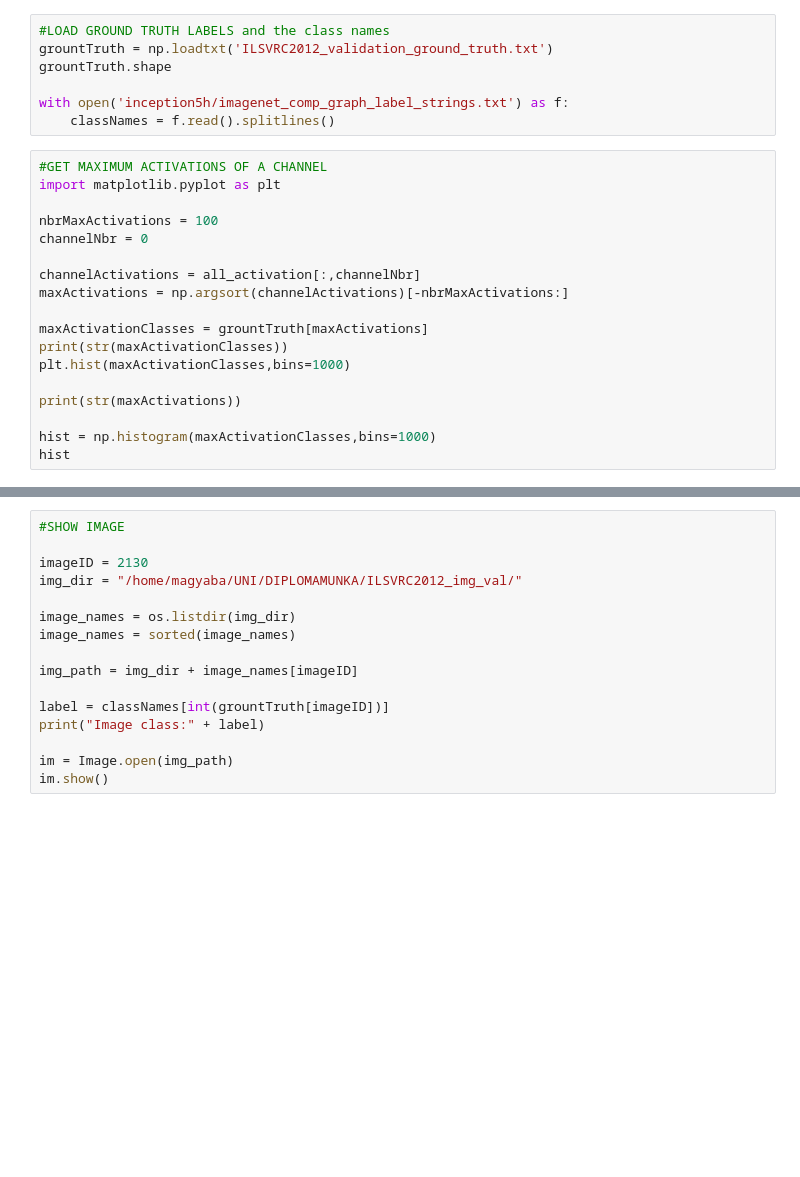
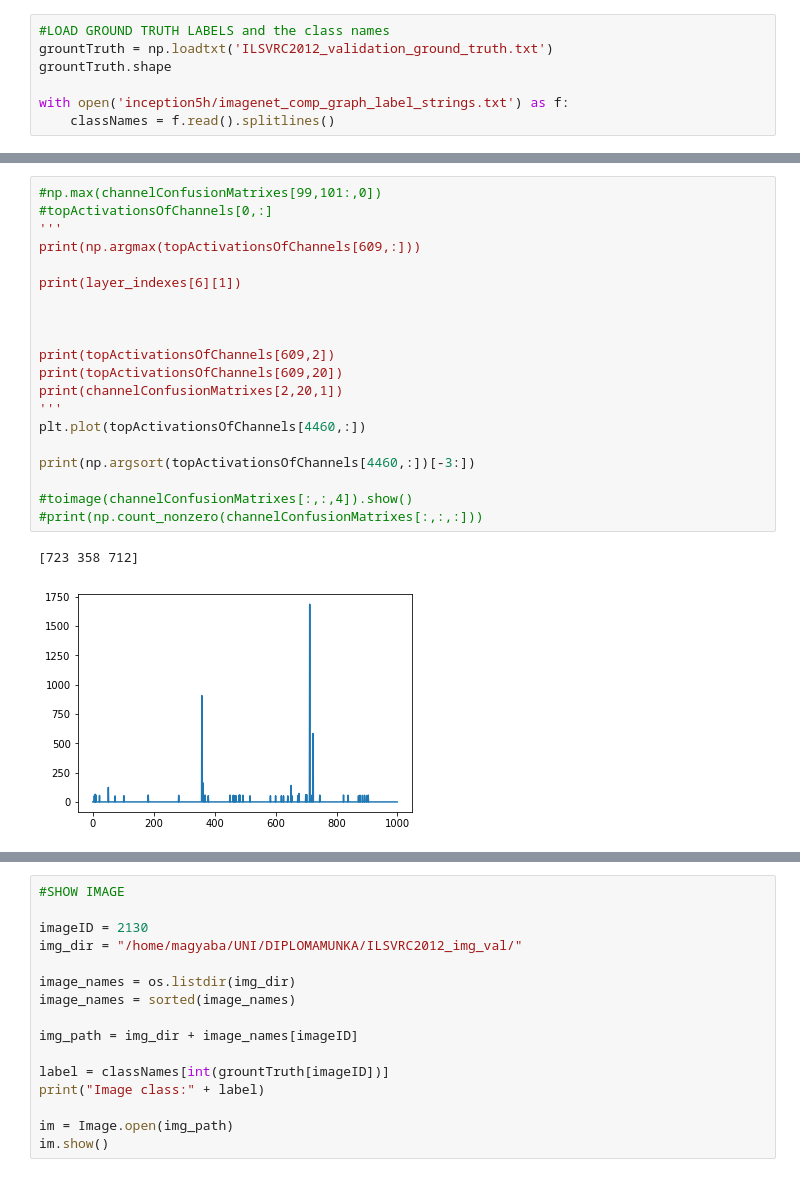
Before and after one commit to micsodaki/NeuralNet-Hierarchy, a Jupyter notebook: ChannelActivation.ipynb, the cells around one changed output, grey strips where cells are left out. Saved outputs shown, nothing was run; the diff lists cells and outputs as text; blank space fills up the shorter version.

Commit message:
Confusion matrix creation

```diff
--- a/ChannelActivation.ipynb
+++ b/ChannelActivation.ipynb
@@ -280,21 +290,3 @@ grountTruth.shape
 
 with open('inception5h/imagenet_comp_graph_label_strings.txt') as f:
     classNames = f.read().splitlines()
-# %%
-#GET MAXIMUM ACTIVATIONS OF A CHANNEL
-import matplotlib.pyplot as plt
-
-nbrMaxActivations = 100
-channelNbr = 0
-
-channelActivations = all_activation[:,channelNbr]
-maxActivations = np.argsort(channelActivations)[-nbrMaxActivations:]
-
-maxActivationClasses = grountTruth[maxActivations]
-print(str(maxActivationClasses))
-plt.hist(maxActivationClasses,bins=1000)
-
-print(str(maxActivations))
-
-hist = np.histogram(maxActivationClasses,bins=1000)
-hist
@@ -333,0 +347,23 @@ hist
+# %%
+#np.max(channelConfusionMatrixes[99,101:,0])
+#topActivationsOfChannels[0,:]
+'''
+print(np.argmax(topActivationsOfChannels[609,:]))
+
+print(layer_indexes[6][1])
+
+
+
+print(topActivationsOfChannels[609,2])
+print(topActivationsOfChannels[609,20])
+print(channelConfusionMatrixes[2,20,1])
+'''
+plt.plot(topActivationsOfChannels[4460,:])
+
+print(np.argsort(topActivationsOfChannels[4460,:])[-3:])
+
+#toimage(channelConfusionMatrixes[:,:,4]).show()
+#print(np.count_nonzero(channelConfusionMatrixes[:,:,:]))
+# %% [output]
+[723 358 712]
+[figure, added]
```
Also changed, not shown: parts of 19 cells of this notebook.
